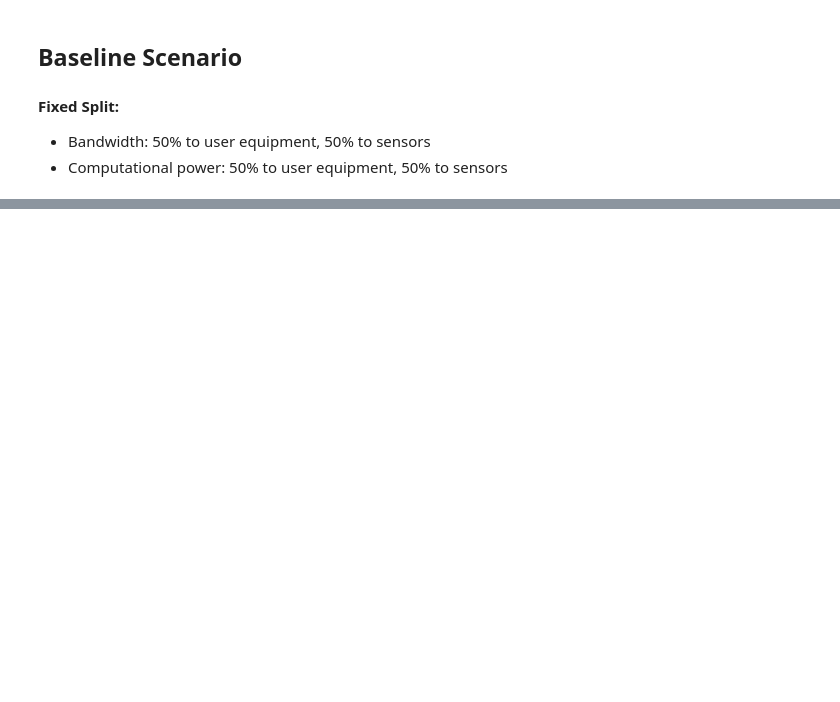
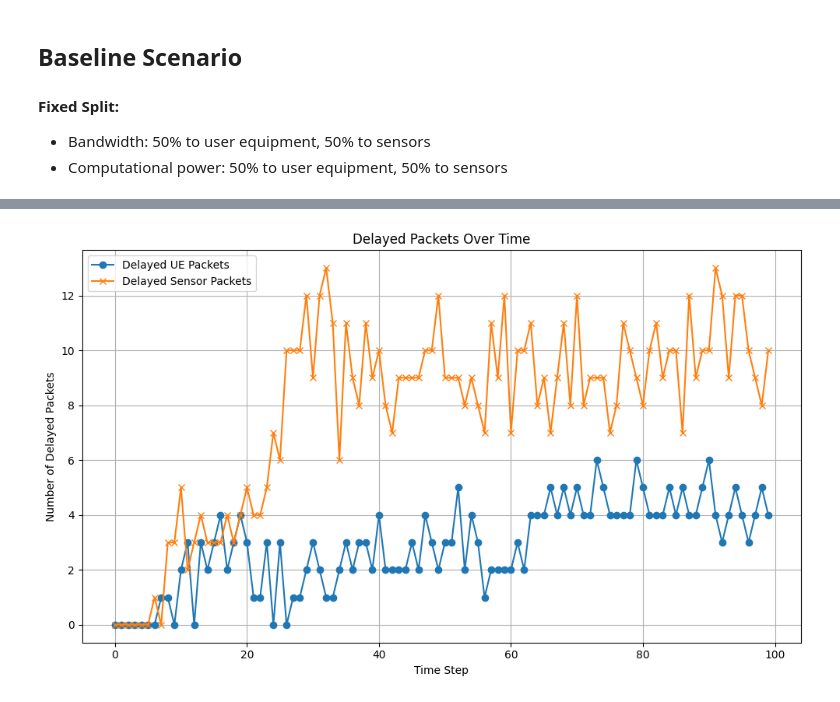
Before and after one commit to elifohri/MetaLore-simulator, a Jupyter notebook: examples/baseline scenarios round robin/smart_city_baseline_50-50.ipynb, the cells around one changed output, grey strips where cells are left out. Saved outputs shown, nothing was run; the diff lists cells and outputs as text; code cells hidden in the pictures; blank space fills up the shorter version.

```diff
--- a/examples/baseline scenarios round robin/smart_city_baseline_50-50.ipynb
+++ b/examples/baseline scenarios round robin/smart_city_baseline_50-50.ipynb
@@ -43,3 +59,8 @@ for _ in range(100):
+# %%
+env.delay_metrics.plot_delayed_packets()
+env.delay_metrics.export(filename="delayed_packets.json")
+# %% [output]
+[figure, added]
 # %%
 # Display profiling results
 stats = pstats.Stats(profiler)
```
Also changed, not shown: parts of 10 cells of this notebook, 28 other files.
